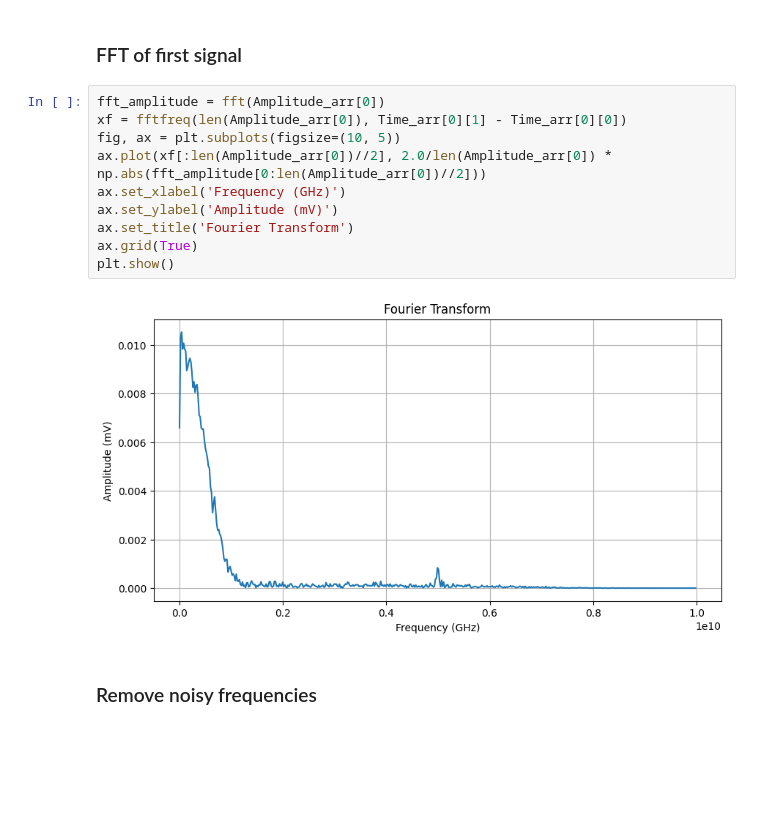
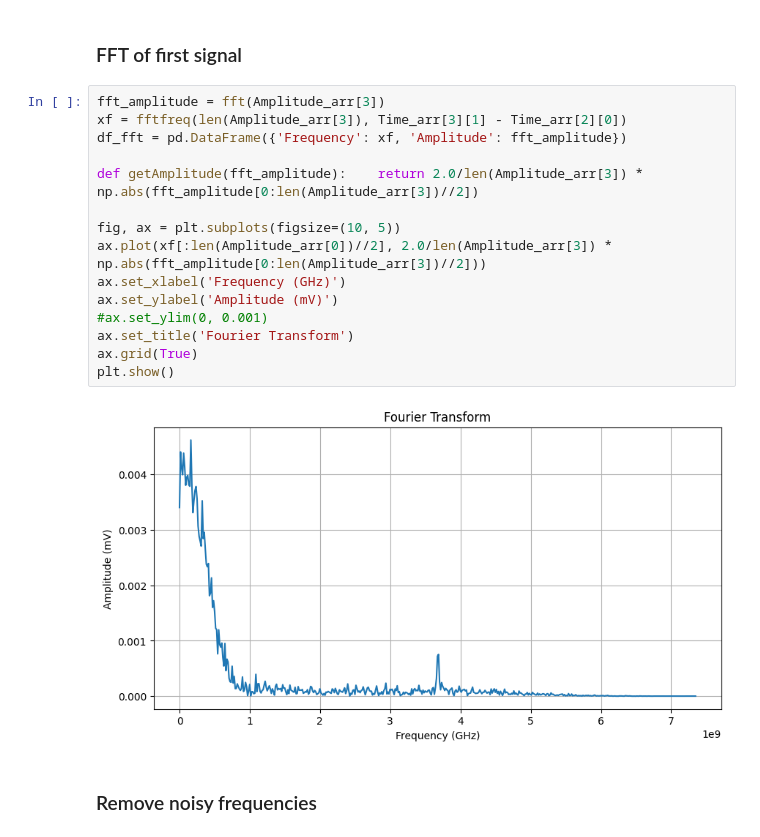
Before and after one commit to GiorgioAlbertoLucia/LabFNS2, a Jupyter notebook: Beta/src/signalFFT.ipynb, the cells around one changed output. Saved outputs shown, nothing was run; the diff lists cells and outputs as text; blank space fills up the shorter version.

```diff
--- a/Beta/src/signalFFT.ipynb
+++ b/Beta/src/signalFFT.ipynb
@@ -53,17 +53,22 @@ plt.show()
 # %% [markdown]
 ### FFT of first signal
 # %%
-fft_amplitude = fft(Amplitude_arr[0])
-xf = fftfreq(len(Amplitude_arr[0]), Time_arr[0][1] - Time_arr[0][0])
+fft_amplitude = fft(Amplitude_arr[3])
+xf = fftfreq(len(Amplitude_arr[3]), Time_arr[3][1] - Time_arr[2][0])
+df_fft = pd.DataFrame({'Frequency': xf, 'Amplitude': fft_amplitude})
+
+def getAmplitude(fft_amplitude):    return 2.0/len(Amplitude_arr[3]) * np.abs(fft_amplitude[0:len(Amplitude_arr[3])//2])
+
 fig, ax = plt.subplots(figsize=(10, 5))
-ax.plot(xf[:len(Amplitude_arr[0])//2], 2.0/len(Amplitude_arr[0]) * np.abs(fft_amplitude[0:len(Amplitude_arr[0])//2]))
+ax.plot(xf[:len(Amplitude_arr[0])//2], 2.0/len(Amplitude_arr[3]) * np.abs(fft_amplitude[0:len(Amplitude_arr[3])//2]))
 ax.set_xlabel('Frequency (GHz)')
 ax.set_ylabel('Amplitude (mV)')
+#ax.set_ylim(0, 0.001)
 ax.set_title('Fourier Transform')
 ax.grid(True)
 plt.show()
 # %% [output]
-[figure, old version]
+[figure, new version]
 # %% [markdown]
 ### Remove noisy frequencies
 # %%
```
Also changed, not shown: parts of 5 cells of this notebook, 3 other files.
